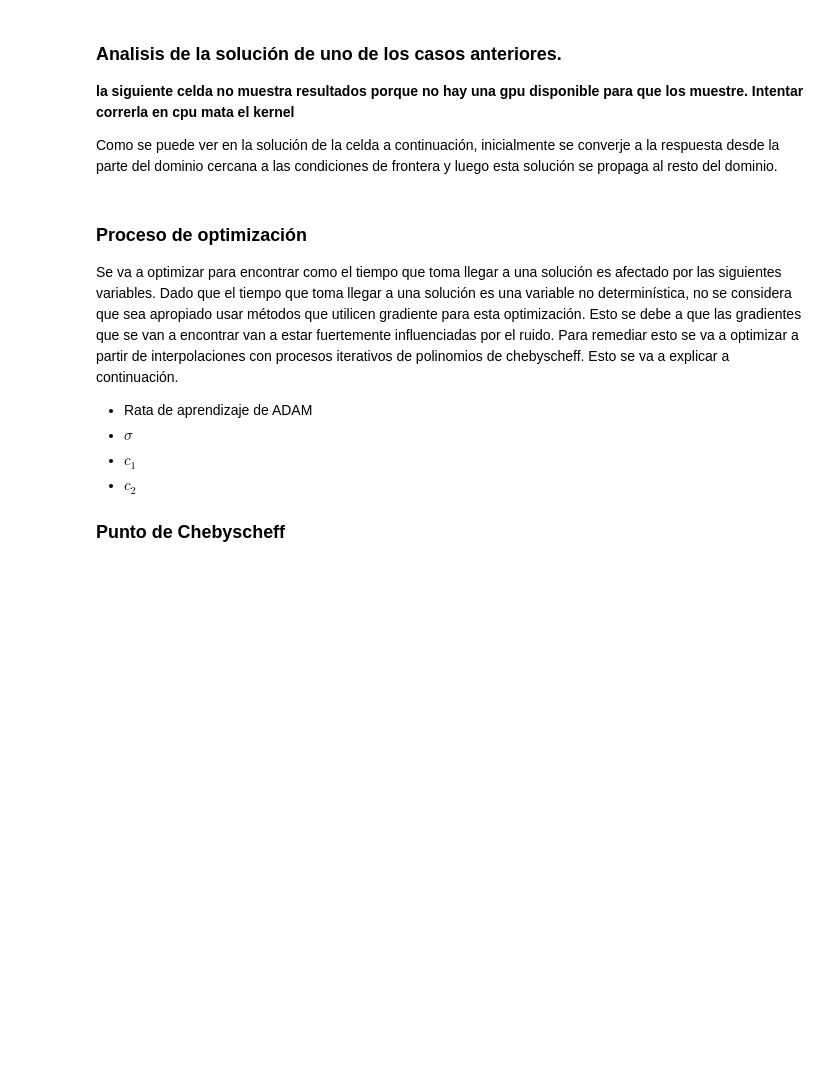
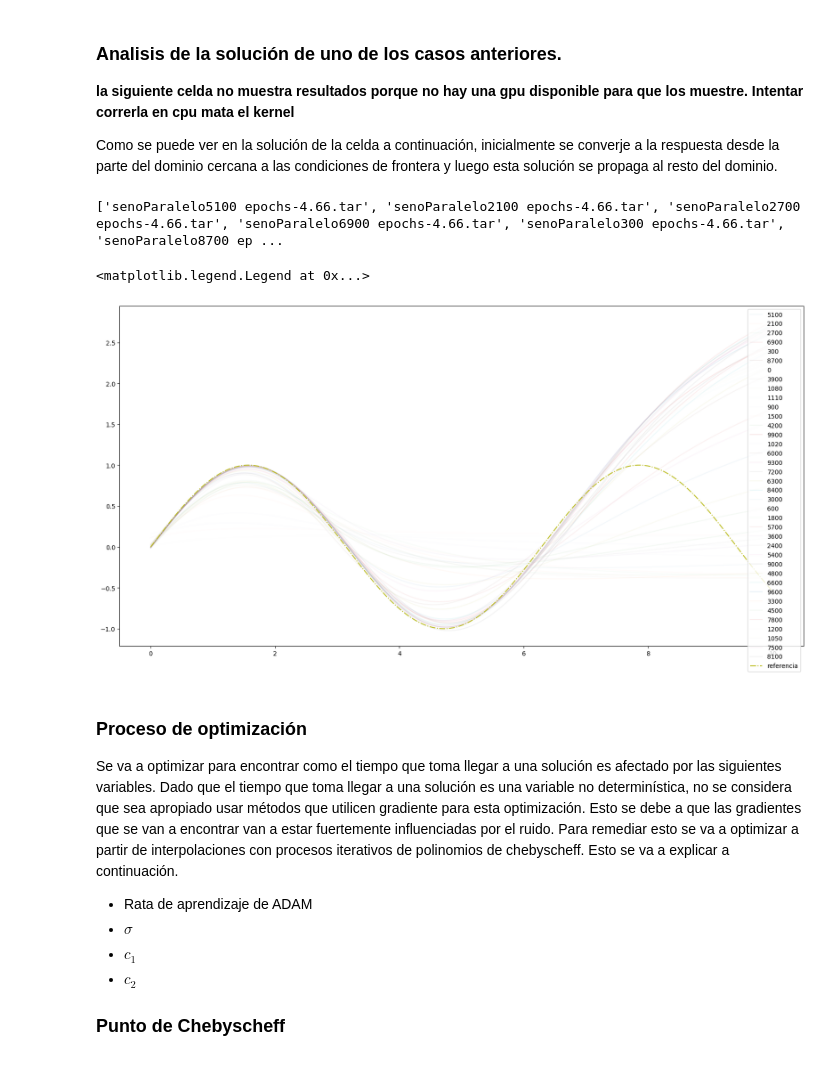
Before and after one commit to ngrandas/efficientPINN, a Jupyter notebook: pythontesis/Final.ipynb, the cells around one changed output. Saved outputs shown, nothing was run; the diff lists cells and outputs as text; code cells hidden in the pictures; blank space fills up the shorter version.

```diff
--- a/pythontesis/Final.ipynb
+++ b/pythontesis/Final.ipynb
@@ -628,30 +638,35 @@ plt.savefig("Convergencia para distintas ratas de aprendizaje",dpi = 300, bbox_i
 
 Como se puede ver en la solución de la celda a continuación, inicialmente se converje a la respuesta desde la parte del dominio cercana a las condiciones de frontera y luego esta solución se propaga al resto del dominio.
 # %%
-os.chdir("/home/UANDES/n.grandas/pythontesis/pythontesis/v4/RESULTADOS/estados")
-archivos = [archivito for archivito in os.listdir() if archivito[-8:]=="3.11.tar"  ]
+os.chdir("/home/externo/Documents/nico/efficientPINN/pythontesis")
+os.chdir("v4/RESULTADOS/estados")
+archivos = [archivito for archivito in os.listdir() if archivito[-8:]=="4.66.tar"  ]
 print(archivos)
 plt.figure(figsize = (20,10))
 alpha = 0
 for nombre in archivos:
     redDinamica.load_state_dict(torch.load(nombre))
     ygrafica = []
     puntosGrafica = torch.linspace(0,10,250)
     for i in puntosGrafica:
         ytemp=redDinamica(torch.tensor([i],device = device))
-        ygrafica.append(ytemp.detach().numpy()[0])
+        ygrafica.append(ytemp.detach().item())
         #ygrafica.append(ytemp.detach().numpy()[0])
     import numpy as np
     puntosGrafica = np.linspace(0,10,250)
-    if nombre != 'senoParalelo0 epochs-3.11.tar':
+    if nombre != 'senoParalelo0 epochs-4.66.tar':
         epoca = int(nombre[12:16])
     else:
         epoca = 0
-    alpha = epoca/3600
+    alpha = epoca/1e5
     plt.plot(puntosGrafica,ygrafica,label = epoca,alpha = alpha)
 
-plt.plot(puntosGrafica,np.sin(puntosGrafica),label = "referencia",LineStyle="-.")
+plt.plot(puntosGrafica,np.sin(puntosGrafica),label = "referencia",linestyle="-.")
 plt.legend()
+# %% [output]
+['senoParalelo5100 epochs-4.66.tar', 'senoParalelo2100 epochs-4.66.tar', 'senoParalelo2700 epochs-4.66.tar', 'senoParalelo6900 epochs-4.66.tar', 'senoParalelo300 epochs-4.66.tar', 'senoParalelo8700 ep ...
+<matplotlib.legend.Legend at 0x...>
+[figure, added]
 # %% [markdown]
 ### Proceso de optimización
 
```
Also changed, not shown: parts of 11 cells of this notebook.
